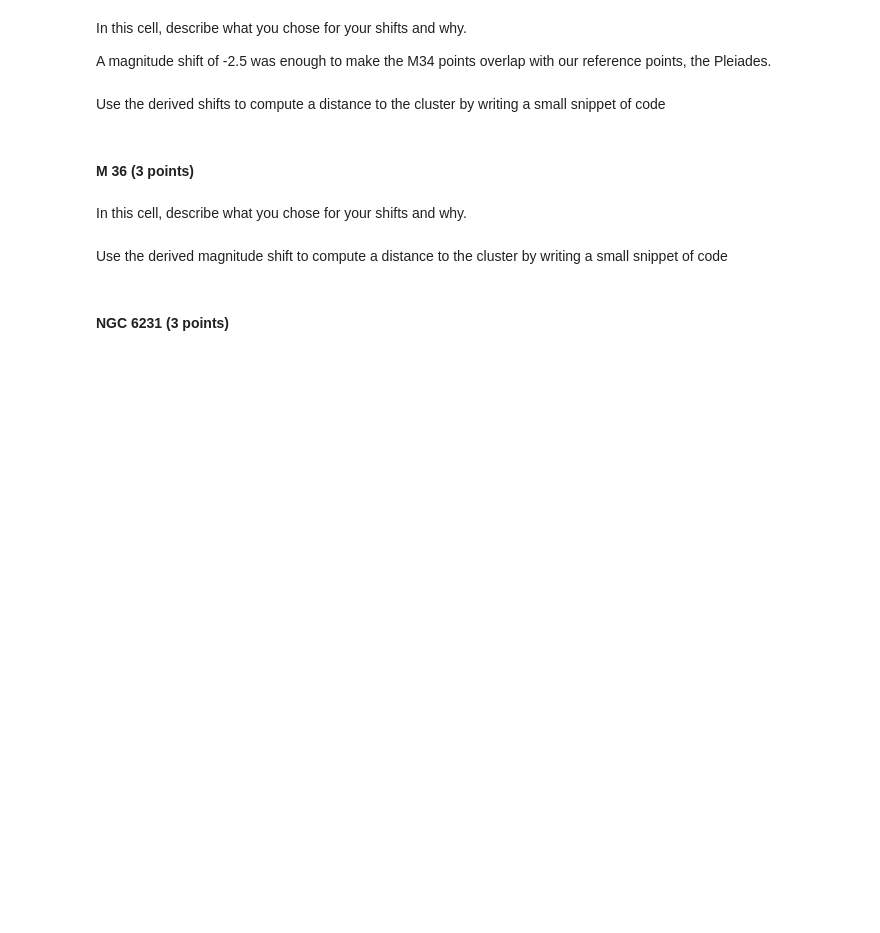
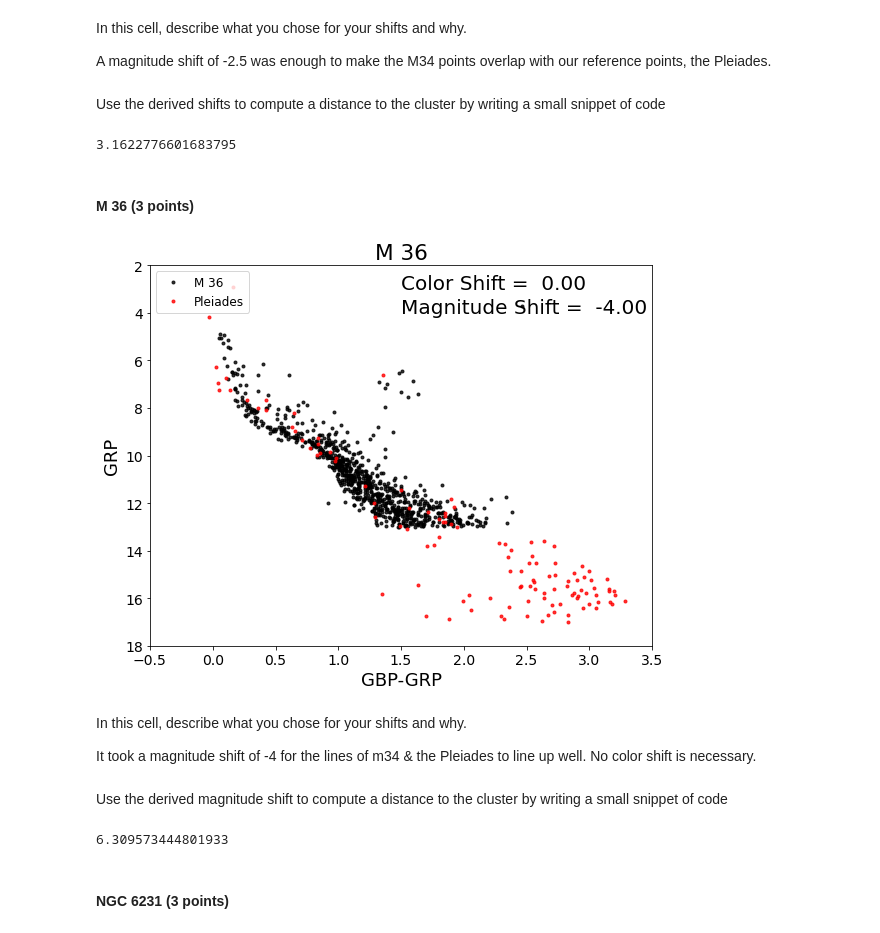
Before and after one commit to claire-cook/CMD_distmod_student, a Jupyter notebook: cluster_plot_student.ipynb, the cells around one changed output. Saved outputs shown, nothing was run; the diff lists cells and outputs as text; code cells hidden in the pictures; blank space fills up the shorter version.

```diff
--- a/cluster_plot_student.ipynb
+++ b/cluster_plot_student.ipynb
@@ -57,16 +57,28 @@ shift_m34 = -2.5
 
 
 
-# Assuming the distance to M45 is 130pc write an code expression that converts your shift into the ratio of the distances
-#the Pleiades to this cluster
-dist_ratio_m34 =
+# Assuming the distance to M34 is 130pc write an code expression that converts your
+#shift into the ratio of the distances the Pleiades to this cluster
+
+#m_b - m_a = 5log(d_b/d_a), where m_b is m_pleiades, which is 0 here
+
+dist_m34 = 130
+dist_ple = 10**((shift_m34*-1)/5) * dist_m34
+
+dist_ratio_m34 = dist_ple/dist_m34
 print(dist_ratio_m34)
+# %% [output]
+3.1622776601683795
 # %% [markdown]
 #### M 36 (3 points)
 # %%
-cp.cmdplot(clustname='M 36',magshift=0.0,colshift=0.0)
+cp.cmdplot(clustname='M 36',magshift=-4.0,colshift=0.0)
+# %% [output]
+[figure, added]
 # %% [markdown]
 In this cell, describe what you chose for your shifts and why.
+
+It took a magnitude shift of -4 for the lines of m34 & the Pleiades to line up well. No color shift is necessary.
 # %% [markdown]
 Use the derived magnitude shift to compute a distance to the cluster by writing a small snippet of code
 # %%
@@ -74,12 +86,18 @@ Use the derived magnitude shift to compute a distance to the cluster by writing
 #To compute the log_10 you need to write "np.log10(number)"
 #### Write code here.
 # enter your calculated shift here
-shift_m36 =
+shift_m36 = -4.0
 
 # Assuming the distance to M45 is 130pc write an code expression that converts your shift into the ratio of the distances
 #the Pleiades to this cluster
-dist_ratio_m36 =
+
+dist_m36 = 130
+dist_ple = 10**((shift_m36*-1)/5) * dist_m36
+
+dist_ratio_m36 = dist_ple/dist_m36
 print(dist_ratio_m36)
+# %% [output]
+6.309573444801933
 # %% [markdown]
 #### NGC 6231  (3 points)
 # %%
```
Also changed, not shown: parts of 15 cells of this notebook.
